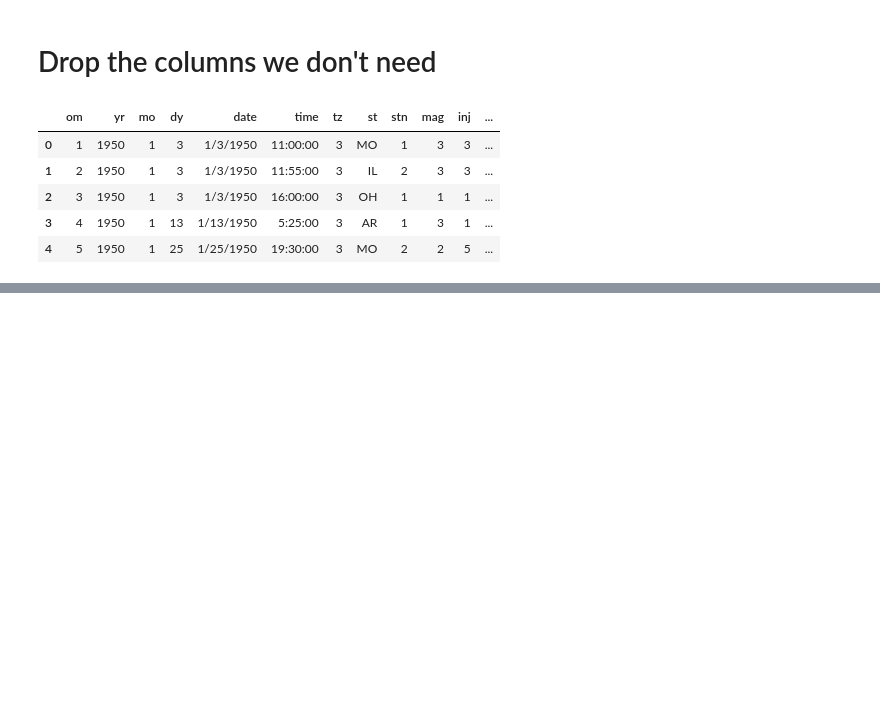
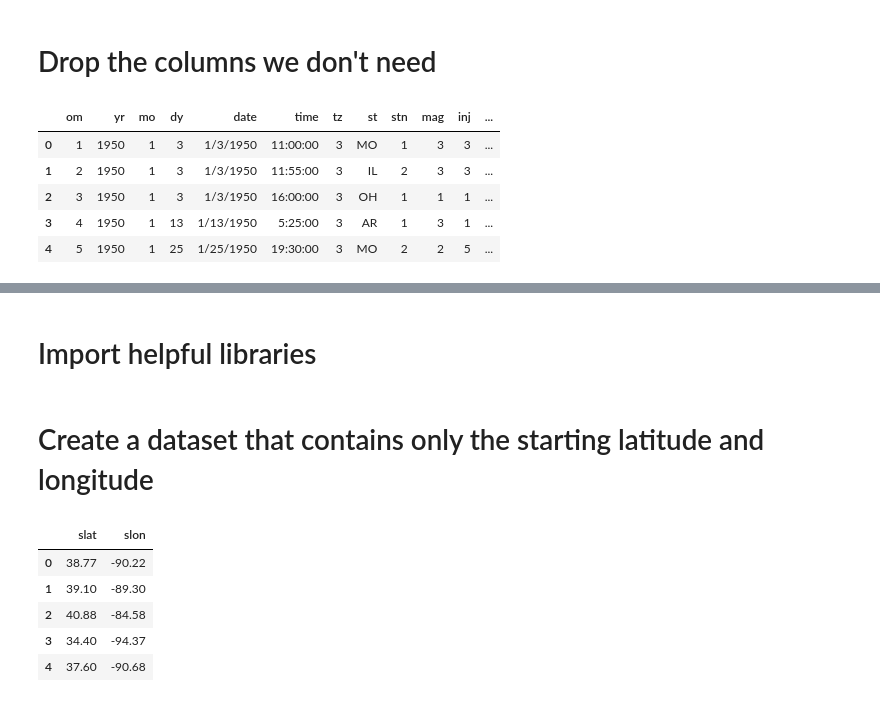
Before and after one commit to gmcookie/Coursera_Capstone, a Jupyter notebook: Tornados.ipynb, the cells around one changed output, grey strips where cells are left out. Cells and saved outputs as stored; diff of their text form; code cells hidden in the pictures; blank space fills up the shorter version.

```diff
--- a/Tornados.ipynb
+++ b/Tornados.ipynb
@@ -72,0 +106,2 @@ df.head()
+# %% [markdown]
+# Import helpful libraries
@@ -72,0 +115,12 @@ df.head()
+# %% [markdown]
+# Create a dataset that contains only the starting latitude and longitude
+# %%
+latlong = df[['slat', 'slon']].copy()
+latlong.head()
+# %% [output]
+|  | slat | slon |
+| 0 | 38.77 | -90.22 |
+| 1 | 39.10 | -89.30 |
+| 2 | 40.88 | -84.58 |
+| 3 | 34.40 | -94.37 |
+| 4 | 37.60 | -90.68 |
```
Also changed, not shown: parts of 22 cells of this notebook.
